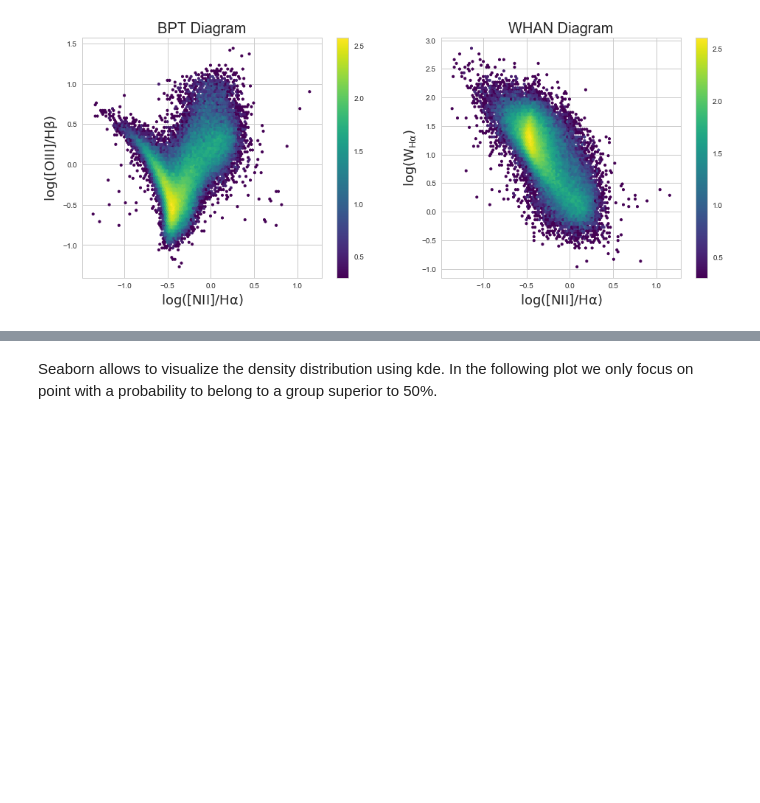
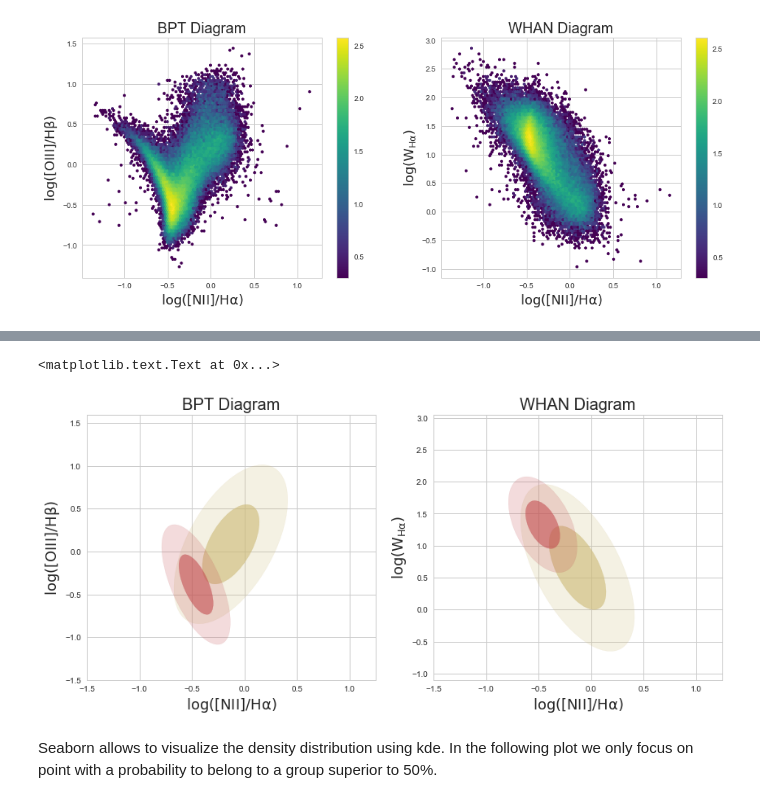
Before and after one commit to COINtoolbox/GMM_Catalogue, a Jupyter notebook: Tutorial/GMM_Python.ipynb, the cells around one changed output, grey strips where cells are left out. Drawn from its saved outputs; the diff is of its cells as text; code cells hidden in the pictures; blank space fills up the shorter version.

```diff
--- a/Tutorial/GMM_Python.ipynb
+++ b/Tutorial/GMM_Python.ipynb
@@ -101,3 +159,26 @@ plt.title('WHAN Diagram', fontsize=20)
+# %%
+plt.figure(figsize=(14,6))
+
+ax1 = plt.subplot(121)
+for i in enumerate(['C4','C2']):
+    plot_BPT_ell(gmm2.covariances_[i[0]], gmm2.means_[i[0]], ax=ax1, col=i[1])
+plt.xlim(-1.5,1.25)
+plt.ylim(-1.5,1.6)
+plt.xlabel(r'$\log([\rm NII]/H\alpha)$', fontsize=18)
+plt.ylabel(r'$\log([\rm OIII]/H\beta)$', fontsize=18)
+plt.title('BPT Diagram', fontsize=20)
+
+ax2 = plt.subplot(122)
+for i in enumerate(['C4','C2']):
+    plot_WHAN_ell(gmm2.covariances_[i[0]], gmm2.means_[i[0]], ax=ax2, col=i[1])
+plt.xlim(-1.5,1.25)
+plt.ylim(-1.1,3.05)
+plt.xlabel(r'$\log([\rm NII]/H\alpha)$', fontsize=18)
+plt.ylabel(r'$\log(\rm W_{H\alpha})$', fontsize=18)
+plt.title('WHAN Diagram', fontsize=20)
+# %% [output]
+<matplotlib.text.Text at 0x...>
+[figure, added]
 # %% [markdown]
 <p>Seaborn allows to visualize the density distribution using kde.
 In the following plot we only focus on point with a probability to belong to a group superior to 50%.</p>
```
Also changed, not shown: parts of 13 cells of this notebook.
